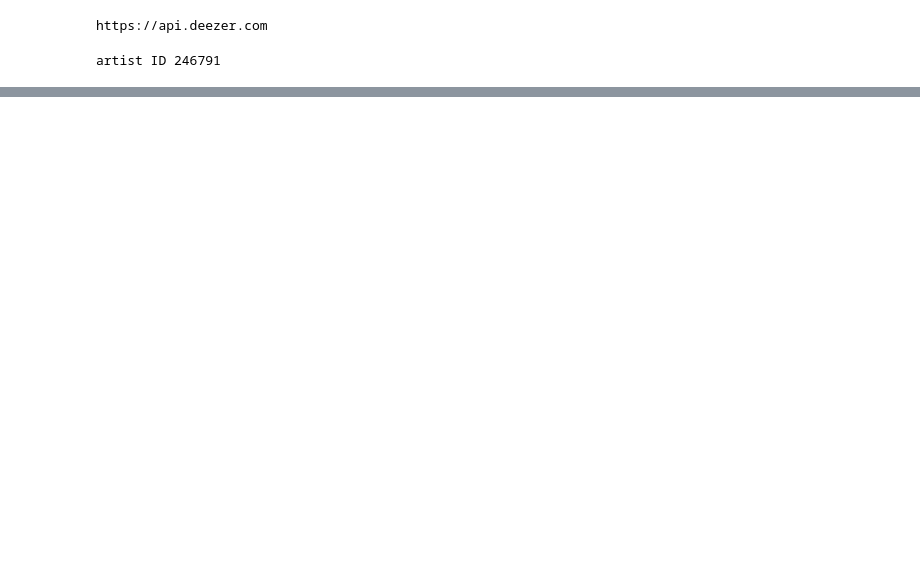
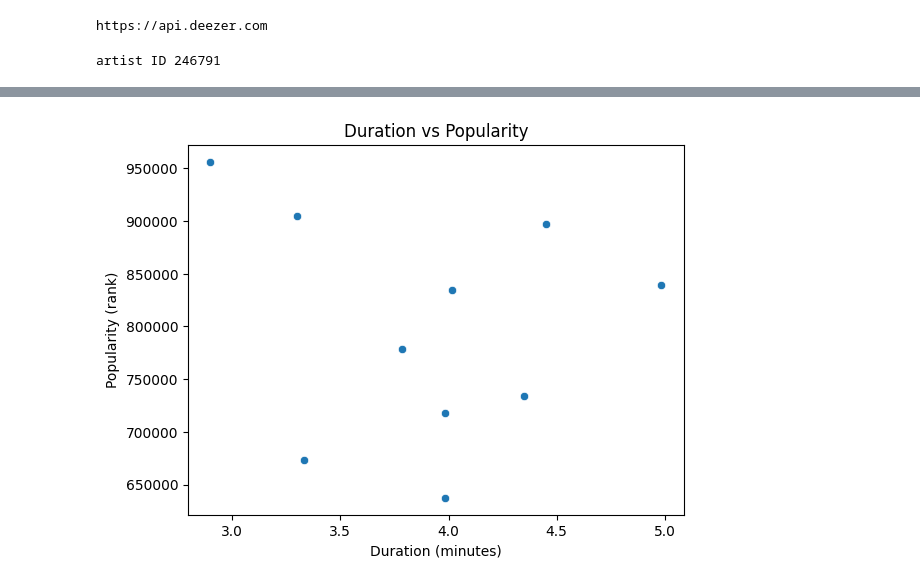
Before and after one commit to davidheram/interacting-with-api-python-project-tutorial, a Jupyter notebook: src/explore.ipynb, the cells around one changed output, grey strips where cells are left out. Cells and saved outputs as stored; diff of their text form; code cells hidden in the pictures; blank space fills up the shorter version.

```diff
--- a/src/explore.ipynb
+++ b/src/explore.ipynb
@@ -66,0 +70,12 @@ df_sorted.head(3)
+# %%
+plt.figure()
+
+sns.scatterplot(data=df, x="duration_min", y="popularity")
+
+plt.xlabel("Duration (minutes)")
+plt.ylabel("Popularity (rank)")
+plt.title("Duration vs Popularity")
+
+plt.show()
+# %% [output]
+[figure, added]
```
Also changed, not shown: parts of 18 cells of this notebook.
